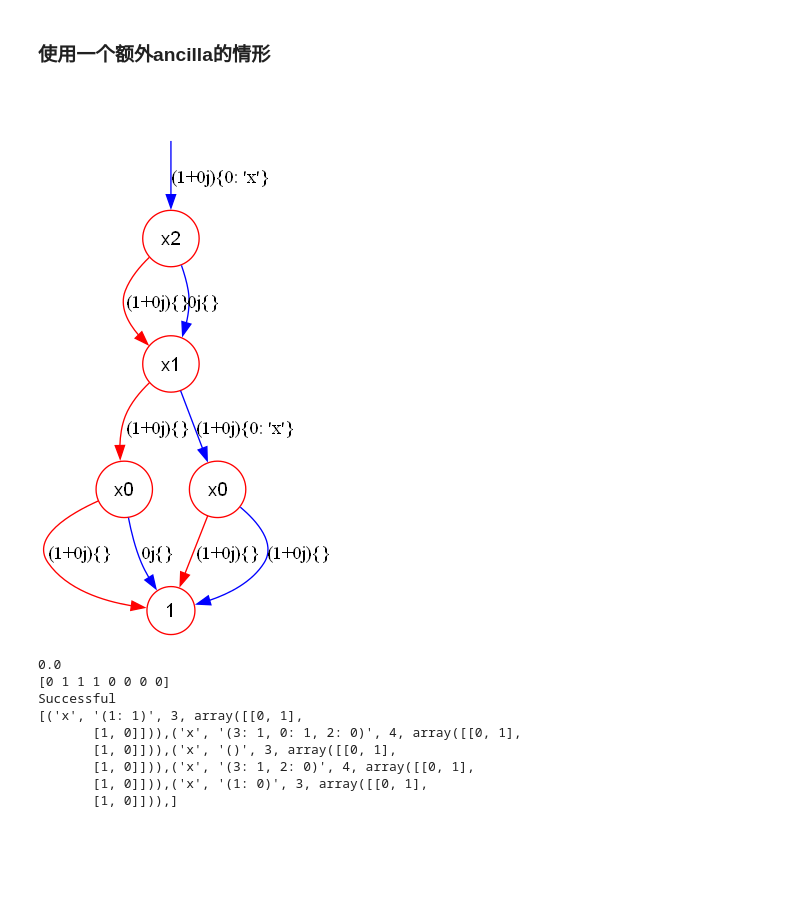
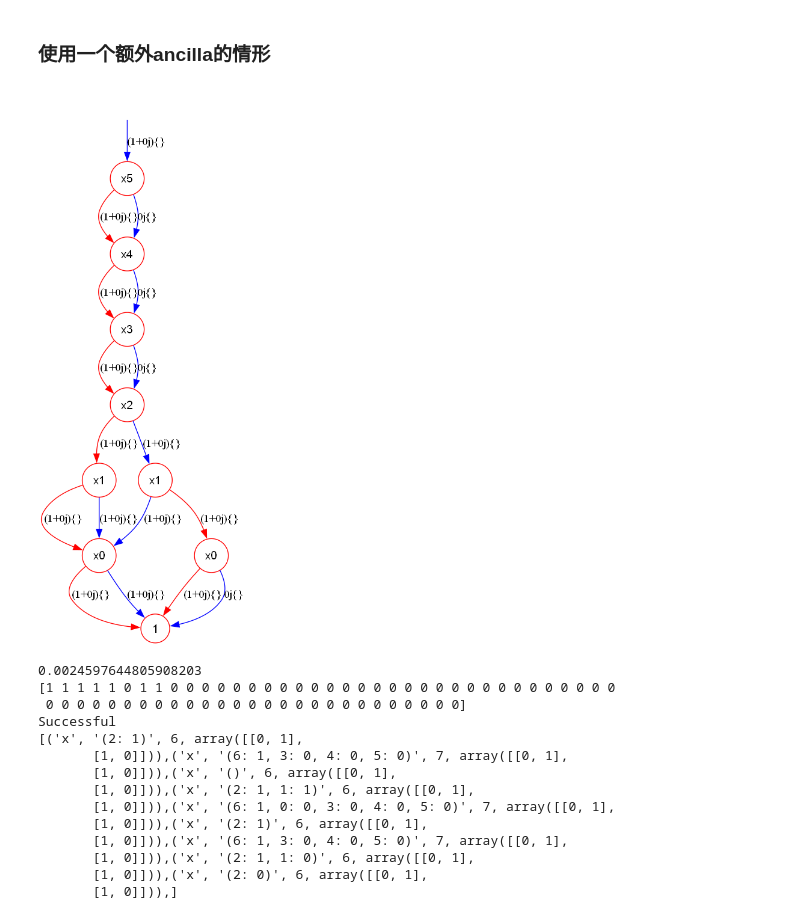
Before and after one commit to Veriqc/LimTDD_Oracle_Syn, a Jupyter notebook: Oracle_Syn2.ipynb, the cells around one changed output. Saved outputs shown, nothing was run; the diff lists cells and outputs as text; code cells hidden in the pictures; blank space fills up the shorter version.

```diff
--- a/Oracle_Syn2.ipynb
+++ b/Oracle_Syn2.ipynb
@@ -151,11 +151,21 @@ def verify_success(cir,data,n):
         # print('--')
     print('Successful')
 # %%
-n=3
-tdd,data = get_ramdom_TDD(n)
+# n=3
+# tdd,data = get_ramdom_TDD(n)
+# tdd.show()
+
+n = 6
+# # vec = np.array([0,1,1,0,1,1,0,1])
+# vec = np.array([1,1,0,1,0,1,1,0])
+# data = vector_to_tensor(vec,n)
+# tdd,data = get_ramdom_TDD(n,data)
+# tdd.map=tdd.map.append_new_map(2,1,0)
+# data = np.array([0,1,1,0,1,1,0,1])
+tdd,data = get_TDD_from_truth_table(n,223)
 tdd.show()
 # %% [output]
-[figure, old version]
+[figure, new version]
 # %%
 t_start = time.time()
 cir = oracle_syn2(tdd,n_r=n)
@@ -163,14 +173,19 @@ print(time.time()-t_start)
 verify_success(cir,data,n)
 print(cir)
 # %% [output]
-0.0
-[0 1 1 1 0 0 0 0]
+0.0024597644805908203
+[1 1 1 1 1 0 1 1 0 0 0 0 0 0 0 0 0 0 0 0 0 0 0 0 0 0 0 0 0 0 0 0 0 0 0 0 0
+ 0 0 0 0 0 0 0 0 0 0 0 0 0 0 0 0 0 0 0 0 0 0 0 0 0 0 0]
 Successful
-[('x', '(1: 1)', 3, array([[0, 1],
-       [1, 0]])),('x', '(3: 1, 0: 1, 2: 0)', 4, array([[0, 1],
-       [1, 0]])),('x', '()', 3, array([[0, 1],
-       [1, 0]])),('x', '(3: 1, 2: 0)', 4, array([[0, 1],
-       [1, 0]])),('x', '(1: 0)', 3, array([[0, 1],
+[('x', '(2: 1)', 6, array([[0, 1],
+       [1, 0]])),('x', '(6: 1, 3: 0, 4: 0, 5: 0)', 7, array([[0, 1],
+       [1, 0]])),('x', '()', 6, array([[0, 1],
+       [1, 0]])),('x', '(2: 1, 1: 1)', 6, array([[0, 1],
+       [1, 0]])),('x', '(6: 1, 0: 0, 3: 0, 4: 0, 5: 0)', 7, array([[0, 1],
+       [1, 0]])),('x', '(2: 1)', 6, array([[0, 1],
+       [1, 0]])),('x', '(6: 1, 3: 0, 4: 0, 5: 0)', 7, array([[0, 1],
+       [1, 0]])),('x', '(2: 1, 1: 0)', 6, array([[0, 1],
+       [1, 0]])),('x', '(2: 0)', 6, array([[0, 1],
        [1, 0]])),]
 # %%
 t_start = time.time()
```
Also changed, not shown: parts of 2 cells of this notebook, 3 other files.
